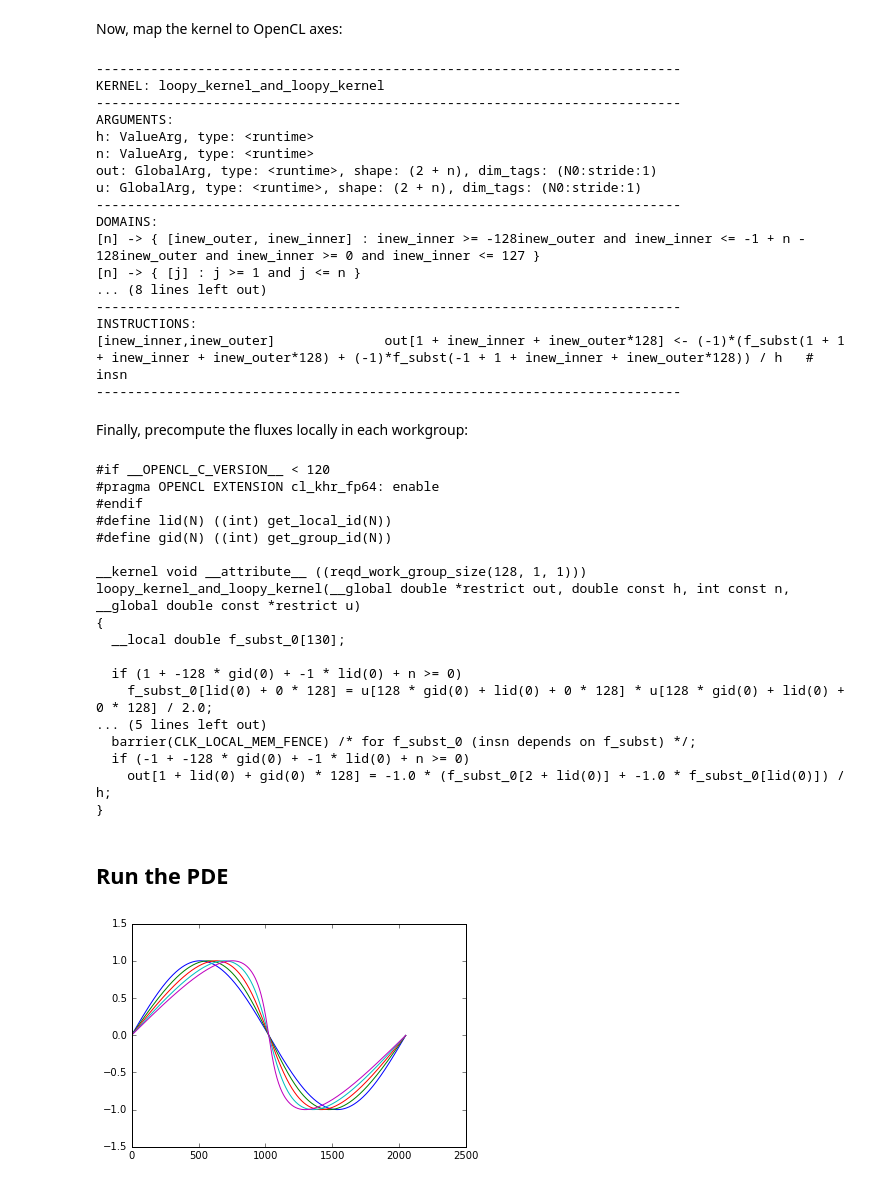
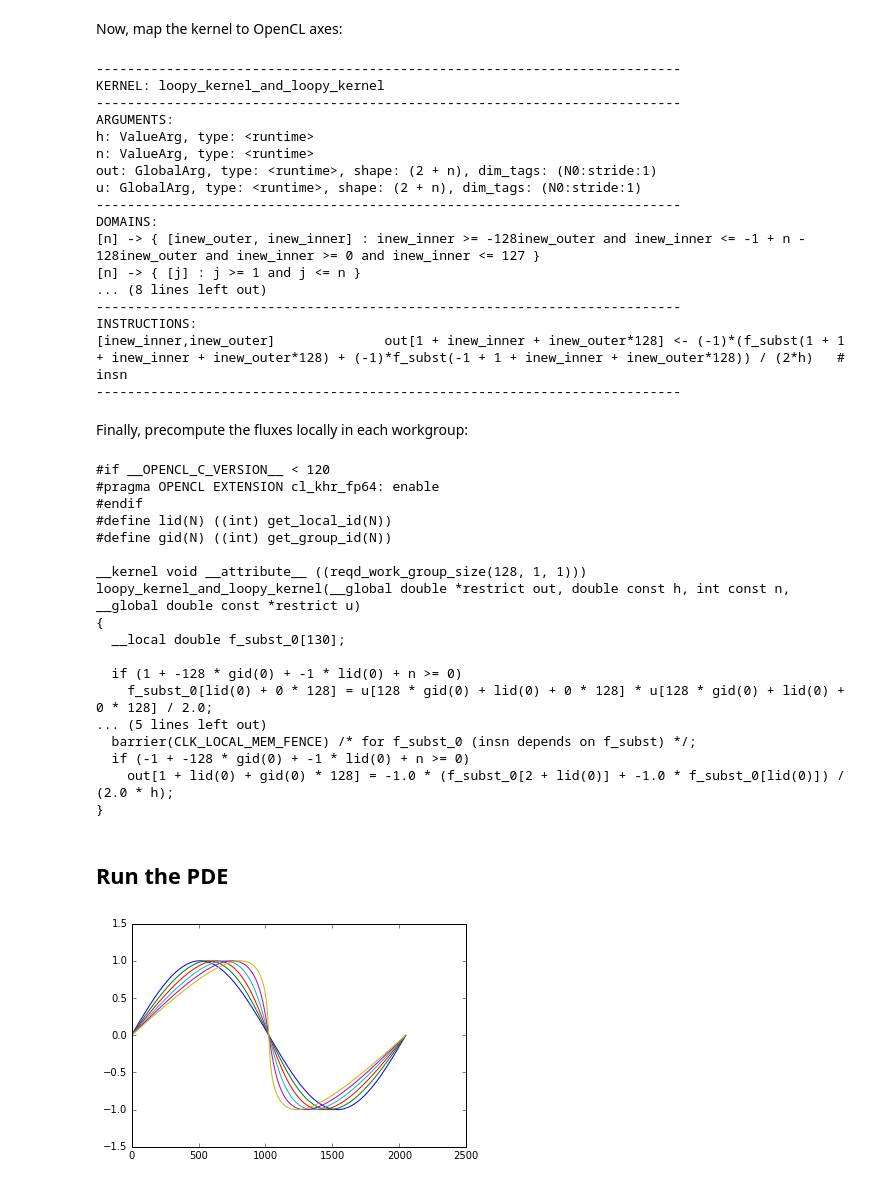
Before and after one commit to inducer/languages-and-codegen-tutorial, a Jupyter notebook: 06-loopy/04-intermediate-results.ipynb, the cells around one changed output. Cells and saved outputs as stored; diff of their text form; code cells hidden in the pictures.

```diff
--- a/06-loopy/04-intermediate-results.ipynb
+++ b/06-loopy/04-intermediate-results.ipynb
@@ -30,7 +30,7 @@ For simplicity, we will use central finite differences to build a kernel `fin_di
 # %%
 fin_diff_knl = lp.make_kernel(
     "{[i]: 1<=i<=n}",
-    "out[i] = -(f[i+1] - f[i-1])/h",
+    "out[i] = -(f[i+1] - f[i-1])/(2*h)",
     [lp.GlobalArg("out", shape="2+n"), ...])
 print(fin_diff_knl)
 # %% [output]
@@ -219,7 +219,7 @@ DOMAINS:
 ... (8 lines left out)
 ---------------------------------------------------------------------------
 INSTRUCTIONS:
-[inew_inner,inew_outer]              out[1 + inew_inner + inew_outer*128] <- (-1)*(f_subst(1 + 1 + inew_inner + inew_outer*128) + (-1)*f_subst(-1 + 1 + inew_inner + inew_outer*128)) / h   # insn
+[inew_inner,inew_outer]              out[1 + inew_inner + inew_outer*128] <- (-1)*(f_subst(1 + 1 + inew_inner + inew_outer*128) + (-1)*f_subst(-1 + 1 + inew_inner + inew_outer*128)) / (2*h)   # insn
 ---------------------------------------------------------------------------
 # %% [markdown]
 Finally, precompute the fluxes locally in each workgroup:
@@ -244,24 +244,24 @@ __kernel void __attribute__ ((reqd_work_group_size(128, 1, 1))) loopy_kernel_and
 ... (5 lines left out)
   barrier(CLK_LOCAL_MEM_FENCE) /* for f_subst_0 (insn depends on f_subst) */;
   if (-1 + -128 * gid(0) + -1 * lid(0) + n >= 0)
-    out[1 + lid(0) + gid(0) * 128] = -1.0 * (f_subst_0[2 + lid(0)] + -1.0 * f_subst_0[lid(0)]) / h;
+    out[1 + lid(0) + gid(0) * 128] = -1.0 * (f_subst_0[2 + lid(0)] + -1.0 * f_subst_0[lid(0)]) / (2.0 * h);
 }
 # %% [markdown]
 ## Run the PDE
 # %%
 import matplotlib.pyplot as pt
 
 # Forward Euler on a hyperbolic problem: terrible idea. Oh well.
 
-dt = 0.1*h
+dt = 0.2*h
 u = cl.clmath.sin(cl.array.to_device(queue, grid))
-for i in range(1400):
+for i in range(1800):
     _, result_dict = precomp_knl(queue, u=u, h=h)
     out = result_dict["out"]
     out[0] = out[-1] = 0
     u = u + dt*out
 
     if i % 300 == 0:
         pt.plot(u.get())
 # %% [output]
-[figure, old version]
+[figure, new version]
```
Also changed, not shown: parts of 6 cells of this notebook.
